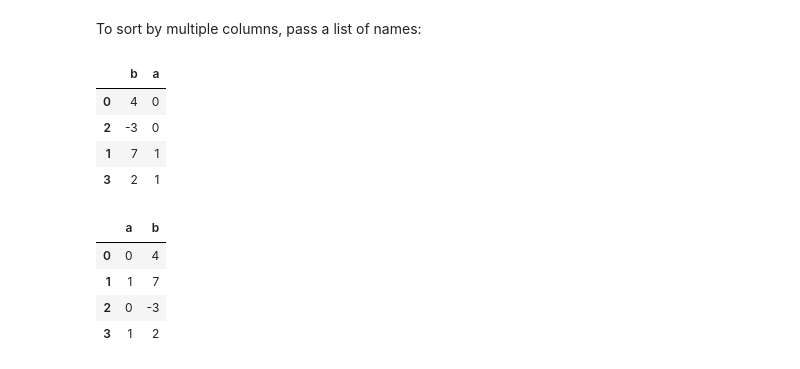
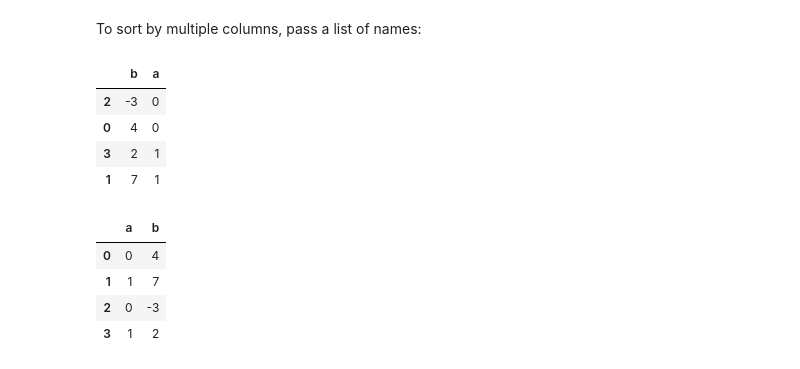
Before and after one commit to ShrajanKumar/python_libraries, a Jupyter notebook: 2pandas.ipynb, the cells around one changed output. Saved outputs shown, nothing was run; the diff lists cells and outputs as text; code cells hidden in the pictures.

```diff
--- a/2pandas.ipynb
+++ b/2pandas.ipynb
@@ -1070,13 +1132,13 @@ frame.sort_values(by='b')
 # %% [markdown]
 To sort by multiple columns, pass a list of names:
 # %%
-frame.sort_values(by='a')
+frame.sort_values(by=['a','b'])
 # %% [output]
 |  | b | a |
+| 2 | -3 | 0 |
 | 0 | 4 | 0 |
-| 2 | -3 | 0 |
+| 3 | 2 | 1 |
 | 1 | 7 | 1 |
-| 3 | 2 | 1 |
 # %%
 frame=frame.reindex(['a','b'],axis=1)
 frame
```
Also changed, not shown: parts of 28 cells of this notebook.
